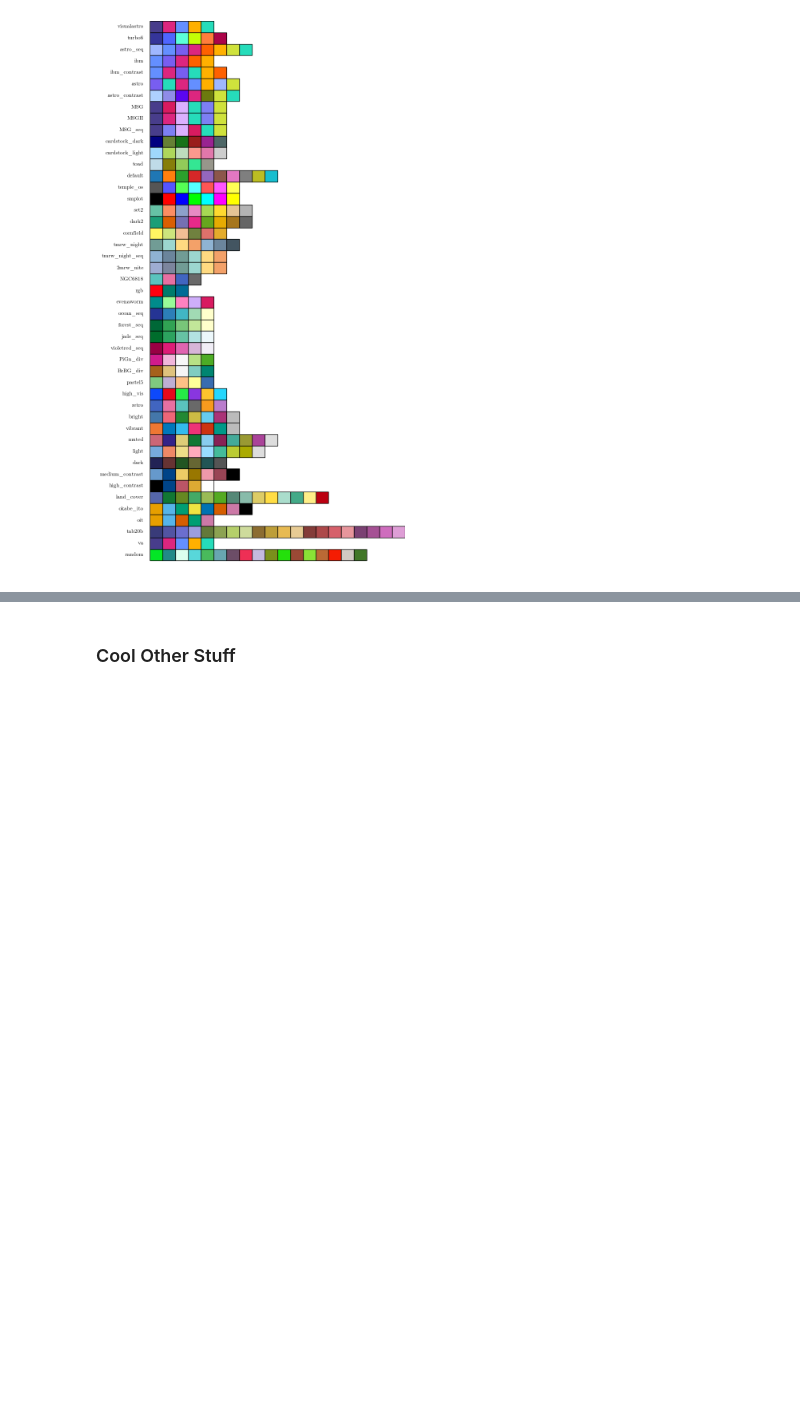
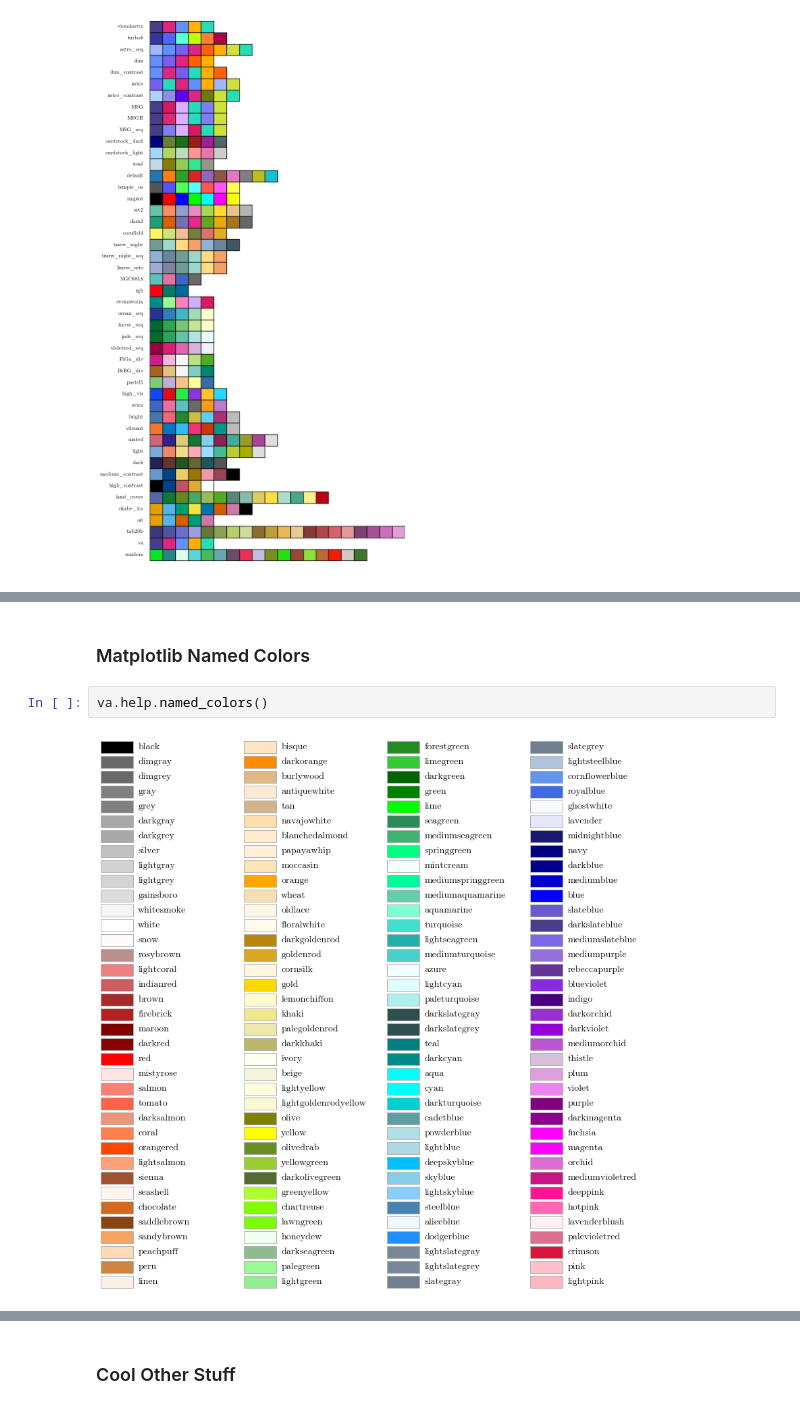
Before and after one commit to elkogerville/VisualAstro, a Jupyter notebook: examples/color_guide.ipynb, the cells around one changed output, grey strips where cells are left out. Saved outputs shown, nothing was run; the diff lists cells and outputs as text; blank space fills up the shorter version.

```diff
--- a/examples/color_guide.ipynb
+++ b/examples/color_guide.ipynb
@@ -132,0 +139,6 @@ va.help.color()
+# %% [markdown]
+### Matplotlib Named Colors
+# %%
+va.help.named_colors()
+# %% [output]
+[figure, added]
```
Also changed, not shown: parts of 4 cells of this notebook.
